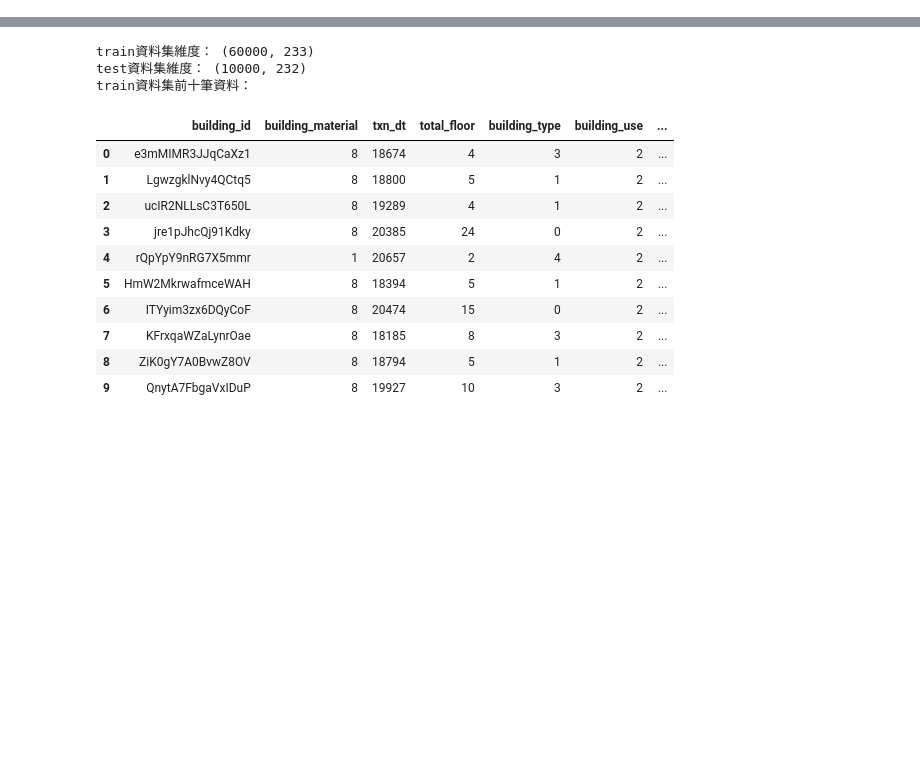
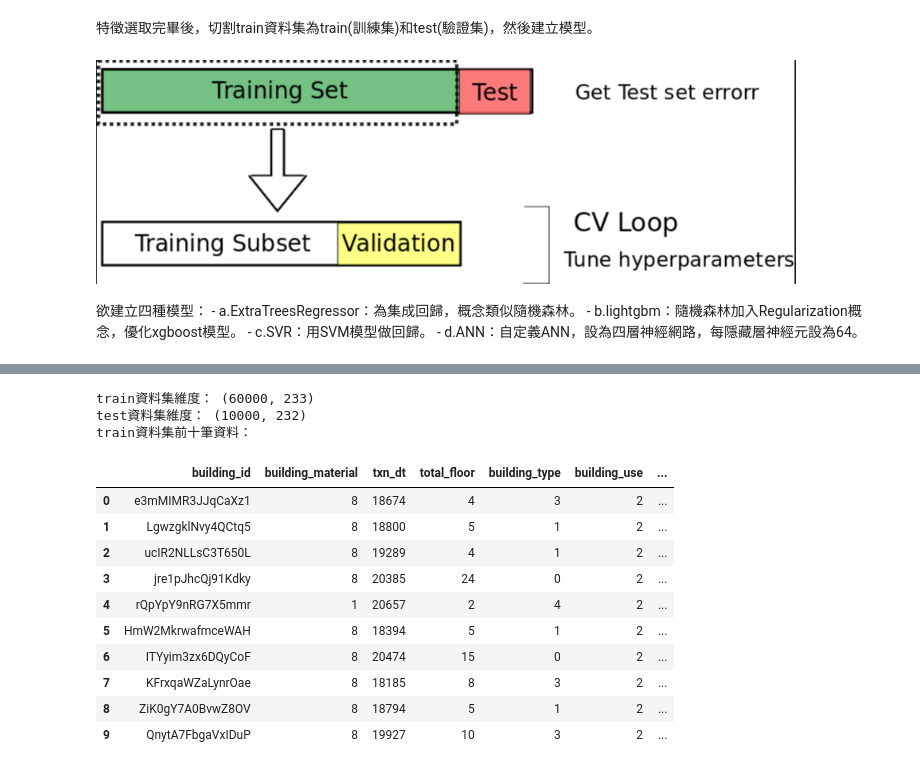
Before and after one commit to yunting107258025/AI_econ_final_project, a Jupyter notebook: AI-econ 期末報告.ipynb, the cells around one changed output, grey strips where cells are left out. Saved outputs shown, nothing was run; the diff lists cells and outputs as text; code cells hidden in the pictures; blank space fills up the shorter version.

```diff
--- a/AI-econ 期末報告.ipynb
+++ b/AI-econ 期末報告.ipynb
@@ -21,0 +83,13 @@ test資料集包含232個特徵(不含標籤total_price)、一萬筆資料，用
+# %% [markdown]
+特徵選取完畢後，切割train資料集為train(訓練集)和test(驗證集)，然後建立模型。
+# %%
+Image(filename="C:\\Users\\yunting\\4.png", width=700, height=700)
+# %% [output]
+[figure, added]
+# %% [markdown]
+
+欲建立四種模型：
+    - a.ExtraTreesRegressor：為集成回歸，概念類似隨機森林。
+    - b.lightgbm：隨機森林加入Regularization概念，優化xgboost模型。
+    - c.SVR：用SVM模型做回歸。
+    - d.ANN：自定義ANN，設為四層神經網路，每隱藏層神經元設為64。
```
Also changed, not shown: parts of 26 cells of this notebook.
